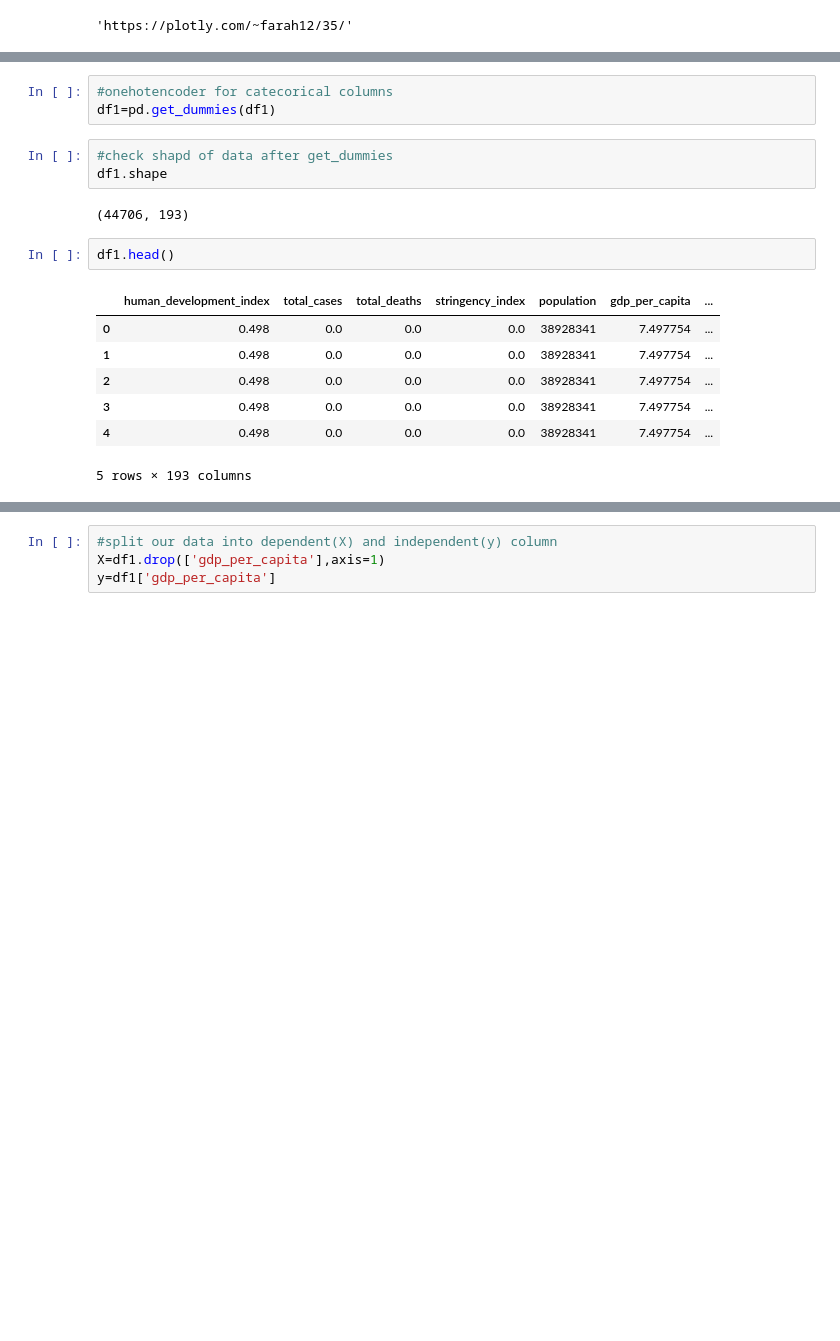
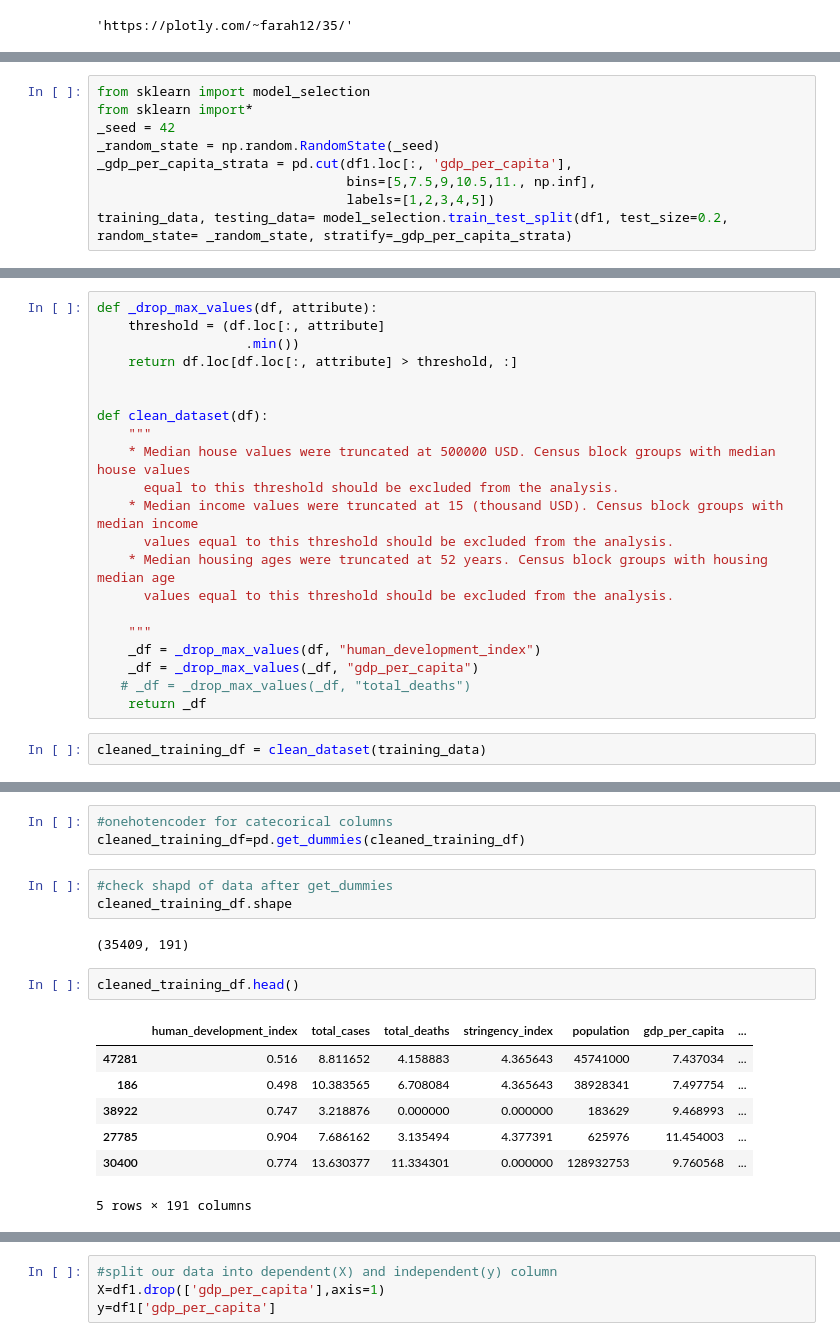
Before and after one commit to faro7ah/Impact-of-Covid-19-in-a-global-economy-Data-Science-Bootcamp-Capstone-Project-SDA-Coding-Dojo, a Jupyter notebook: DS_Bootcamp_Impact_of_Covid_19(Capstone_Project).ipynb, the cells around one changed output, grey strips where cells are left out. Saved outputs shown, nothing was run; the diff lists cells and outputs as text; blank space fills up the shorter version.

```diff
--- a/DS_Bootcamp_Impact_of_Covid_19(Capstone_Project).ipynb
+++ b/DS_Bootcamp_Impact_of_Covid_19(Capstone_Project).ipynb
@@ -816,0 +911,9 @@ py.plot(fig, filename = "Features' Correlation", auto_open=True)
+# %%
+from sklearn import model_selection
+from sklearn import*
+_seed = 42
+_random_state = np.random.RandomState(_seed)
+_gdp_per_capita_strata = pd.cut(df1.loc[:, 'gdp_per_capita'],
+                                bins=[5,7.5,9,10.5,11., np.inf],
+                                labels=[1,2,3,4,5])
+training_data, testing_data= model_selection.train_test_split(df1, test_size=0.2, random_state= _random_state, stratify=_gdp_per_capita_strata)
@@ -816,0 +998,23 @@ py.plot(fig, filename = "Features' Correlation", auto_open=True)
+# %%
+def _drop_max_values(df, attribute):
+    threshold = (df.loc[:, attribute]
+                   .min())
+    return df.loc[df.loc[:, attribute] > threshold, :]
+
+
+def clean_dataset(df):
+    """
+    * Median house values were truncated at 500000 USD. Census block groups with median house values
+      equal to this threshold should be excluded from the analysis.
+    * Median income values were truncated at 15 (thousand USD). Census block groups with median income
+      values equal to this threshold should be excluded from the analysis.
+    * Median housing ages were truncated at 52 years. Census block groups with housing median age
+      values equal to this threshold should be excluded from the analysis.
+
+    """
+    _df = _drop_max_values(df, "human_development_index")
+    _df = _drop_max_values(_df, "gdp_per_capita")
+   # _df = _drop_max_values(_df, "total_deaths")
+    return _df
+# %%
+cleaned_training_df = clean_dataset(training_data)
@@ -817,18 +1041,18 @@ py.plot(fig, filename = "Features' Correlation", auto_open=True)
 # %%
 #onehotencoder for catecorical columns
-df1=pd.get_dummies(df1)
+cleaned_training_df=pd.get_dummies(cleaned_training_df)
 # %%
 #check shapd of data after get_dummies
-df1.shape
+cleaned_training_df.shape
 # %% [output]
-(44706, 193)
+(35409, 191)
 # %%
-df1.head()
+cleaned_training_df.head()
 # %% [output]
 |  | human_development_index | total_cases | total_deaths | stringency_index | population | gdp_per_capita | ... |
-| 0 | 0.498 | 0.0 | 0.0 | 0.0 | 38928341 | 7.497754 | ... |
-| 1 | 0.498 | 0.0 | 0.0 | 0.0 | 38928341 | 7.497754 | ... |
-| 2 | 0.498 | 0.0 | 0.0 | 0.0 | 38928341 | 7.497754 | ... |
-| 3 | 0.498 | 0.0 | 0.0 | 0.0 | 38928341 | 7.497754 | ... |
-| 4 | 0.498 | 0.0 | 0.0 | 0.0 | 38928341 | 7.497754 | ... |
+| 47281 | 0.516 | 8.811652 | 4.158883 | 4.365643 | 45741000 | 7.437034 | ... |
+| 186 | 0.498 | 10.383565 | 6.708084 | 4.365643 | 38928341 | 7.497754 | ... |
+| 38922 | 0.747 | 3.218876 | 0.000000 | 0.000000 | 183629 | 9.468993 | ... |
+| 27785 | 0.904 | 7.686162 | 3.135494 | 4.377391 | 625976 | 11.454003 | ... |
+| 30400 | 0.774 | 13.630377 | 11.334301 | 0.000000 | 128932753 | 9.760568 | ... |
-5 rows × 193 columns
+5 rows × 191 columns
```
Also changed, not shown: parts of 46 cells of this notebook.
